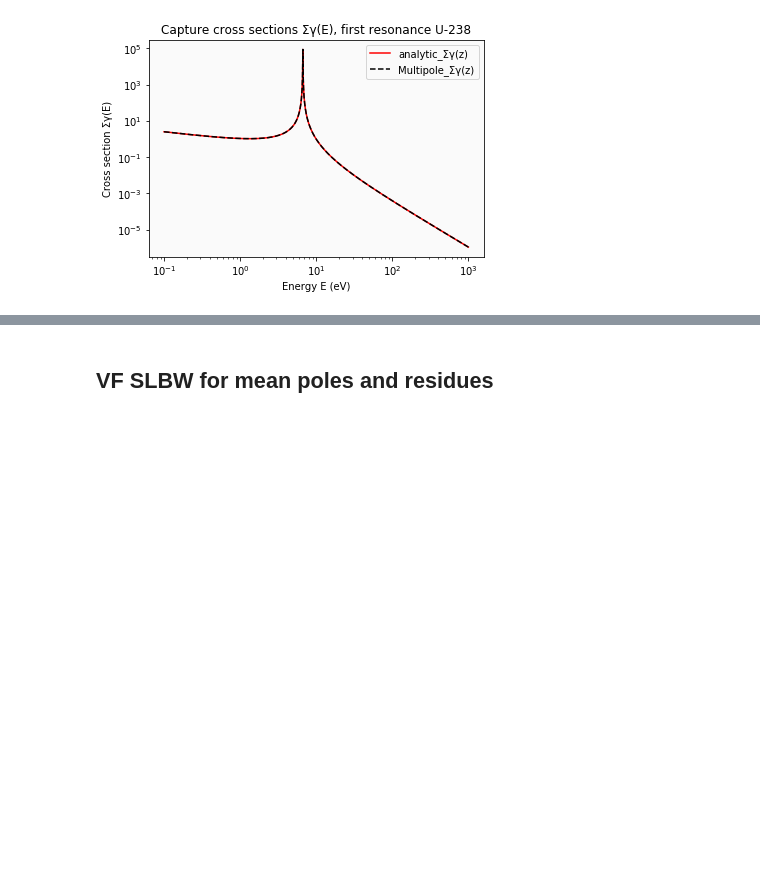
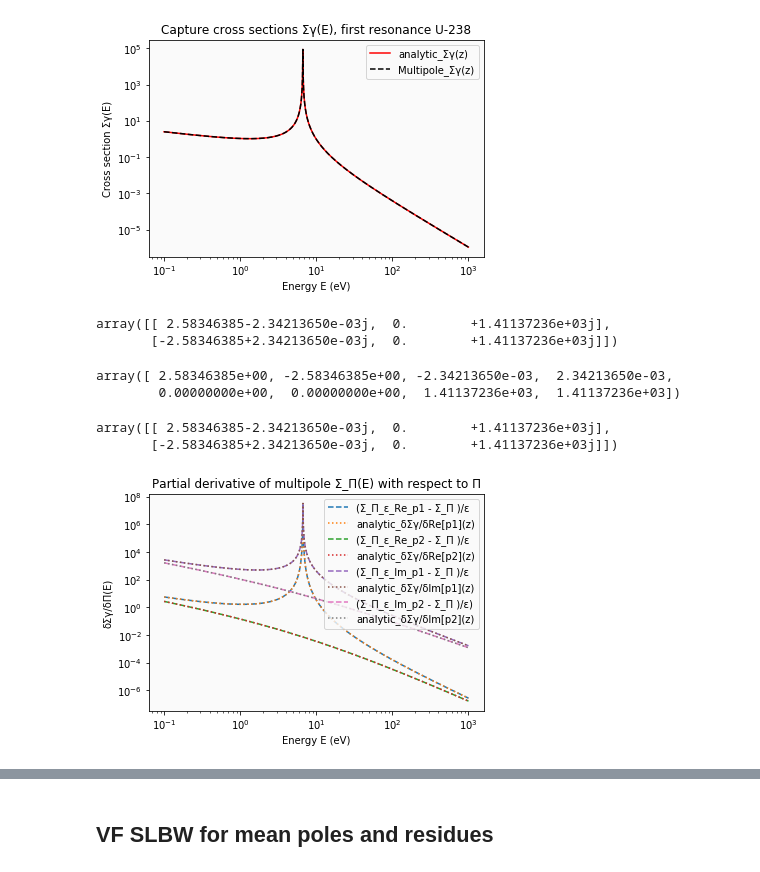
Before and after one commit to icmeyer/Uncertainty-Methods-Toy-Problem, a Jupyter notebook: covariance_conversion.ipynb, the cells around one changed output, grey strips where cells are left out. Drawn from its saved outputs; the diff is of its cells as text; code cells hidden in the pictures; blank space fills up the shorter version.

```diff
--- a/covariance_conversion.ipynb
+++ b/covariance_conversion.ipynb
@@ -269,3 +269,71 @@ plt.legend()
 plt.rcParams['axes.facecolor'] = '0.98'
 # %% [output]
 [figure]
+# %%
+Π
+# %% [output]
+array([[ 2.58346385-2.34213650e-03j,  0.        +1.41137236e+03j],
+       [-2.58346385+2.34213650e-03j,  0.        +1.41137236e+03j]])
+# %%
+Π_real_vector = multipoles_real_vector_Π(Π)
+Π_real_vector
+# %% [output]
+array([ 2.58346385e+00, -2.58346385e+00, -2.34213650e-03,  2.34213650e-03,
+        0.00000000e+00,  0.00000000e+00,  1.41137236e+03,  1.41137236e+03])
+# %%
+Π_set = multipoles_set_Π(Π_real_vector)
+Π_set
+# %% [output]
+array([[ 2.58346385-2.34213650e-03j,  0.        +1.41137236e+03j],
+       [-2.58346385+2.34213650e-03j,  0.        +1.41137236e+03j]])
+# %%
+# perturb the multipoles to see how good we are:
+Π_real_vector = multipoles_real_vector_Π(Π)
+ε = 0.000001
+one_in_j_position = np.zeros([Π_real_vector.shape[0],Π_real_vector.shape[0]])
+for j in range(Π_real_vector.shape[0]):
+    one_in_j_position[j][j] = 1
+one_in_j_position
+
+Π_ε_Re_p1 = Π_real_vector + ε*one_in_j_position[0]
+Π_ε_Re_p2 = Π_real_vector + ε*one_in_j_position[1]
+Π_ε_Im_p1 = Π_real_vector + ε*one_in_j_position[2]
+Π_ε_Im_p2 = Π_real_vector + ε*one_in_j_position[3]
+Π_ε_Re_r1 = Π_real_vector + ε*one_in_j_position[4]
+Π_ε_Re_r2 = Π_real_vector + ε*one_in_j_position[5]
+Π_ε_Im_r1 = Π_real_vector + ε*one_in_j_position[6]
+Π_ε_Im_r2 = Π_real_vector + ε*one_in_j_position[7]
+# %%
+# Energy grid structure
+E_max = 10**3 # Minimum energy of the energy groups
+E_min = 10**-1 # Maximum energy of the energy groups & the cutoff energy of the fision spectrum
+N_g = 10000 # Number of energy groups
+E_g = np.logspace(np.log10(E_min),np.log10(E_max),N_g) # Energy groups (here log-spaced) for flux ψ
+z_g = E_g**0.5
+## Plot the mean cross section values.
+plot_title = 'Partial derivative of multipole Σ_Π(E) with respect to Π'
+plot_title_pdf = "%s.%s"%(plot_title, 'pdf')
+
+#plt.close('all')
+# Plotting the cross section
+
+plt.loglog(z_g**2 , np.abs(np.array([(multipole_Σ(z_g[g], multipoles_set_Π(Π_ε_Re_p1)) - multipole_Σ(z_g[g], Π) )/ε   for g in range(E_g.size)])) , '--', label='(Σ_Π_ε_Re_p1 - Σ_Π )/ε')
+plt.loglog(z_g**2 , np.abs(np.array([ multipole_dΣ_dΠ(z_g[g], Π)[0] for g in range(E_g.size)])) , ':', label='analytic_δΣγ/δRe[p1](z)')
+
+plt.loglog(z_g**2 , np.abs(np.array([(multipole_Σ(z_g[g], multipoles_set_Π(Π_ε_Re_p2)) - multipole_Σ(z_g[g], Π) )/ε   for g in range(E_g.size)])) , '--', label='(Σ_Π_ε_Re_p2 - Σ_Π )/ε')
+plt.loglog(z_g**2 , np.abs(np.array([ multipole_dΣ_dΠ(z_g[g], Π)[1] for g in range(E_g.size)])) , ':', label='analytic_δΣγ/δRe[p2](z)')
+
+plt.loglog(z_g**2 , np.abs(np.array([(multipole_Σ(z_g[g], multipoles_set_Π(Π_ε_Im_p1)) - multipole_Σ(z_g[g], Π) )/ε   for g in range(E_g.size)])) , '--', label='(Σ_Π_ε_Im_p1 - Σ_Π )/ε')
+plt.loglog(z_g**2 , np.abs(np.array([ multipole_dΣ_dΠ(z_g[g], Π)[2] for g in range(E_g.size)])) , ':', label='analytic_δΣγ/δIm[p1](z)')
+
+plt.loglog(z_g**2 , np.abs(np.array([(multipole_Σ(z_g[g], multipoles_set_Π(Π_ε_Im_p2)) - multipole_Σ(z_g[g], Π) )/ε   for g in range(E_g.size)])) , '--', label='(Σ_Π_ε_Im_p2 - Σ_Π )/ε)')
+plt.loglog(z_g**2 , np.abs(np.array([ multipole_dΣ_dΠ(z_g[g], Π)[3] for g in range(E_g.size)])) , ':', label='analytic_δΣγ/δIm[p2](z)')
+
+plt.ylabel('δΣγ/δΠ(E)')
+plt.xlabel('Energy E (eV)')
+plt.title(plot_title)
+plt.legend()
+
+plt.rcParams['axes.facecolor'] = '0.98'
+# %% [output]
+[figure, added]
```
Also changed, not shown: parts of 8 cells of this notebook, 2 other files.
